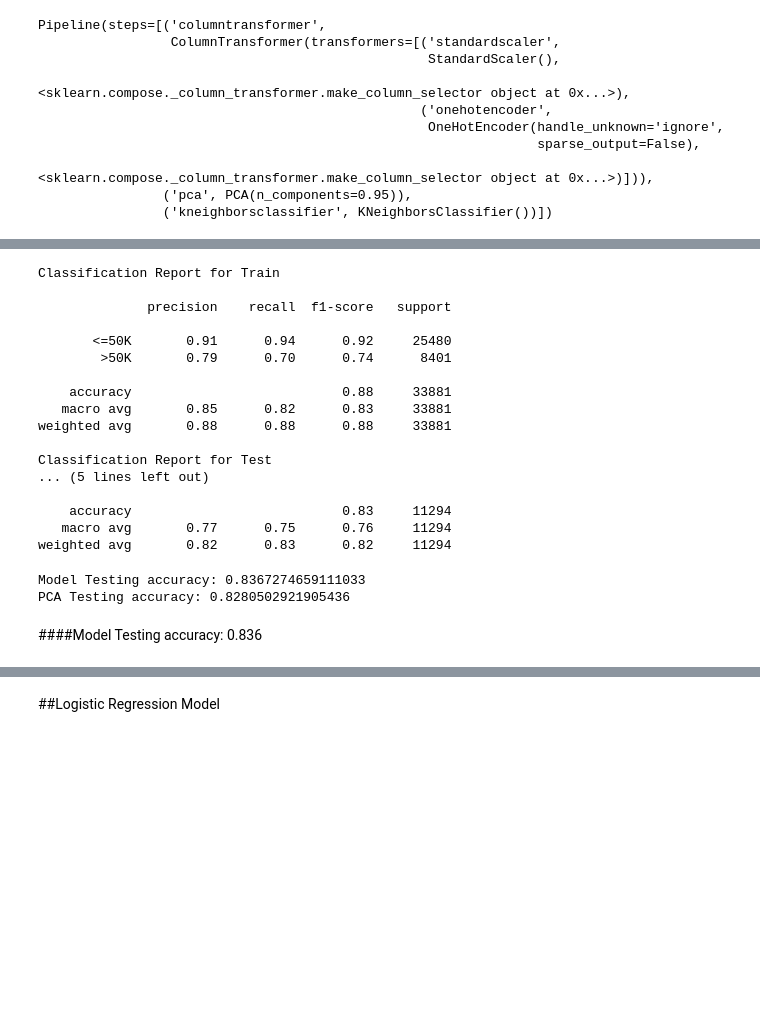
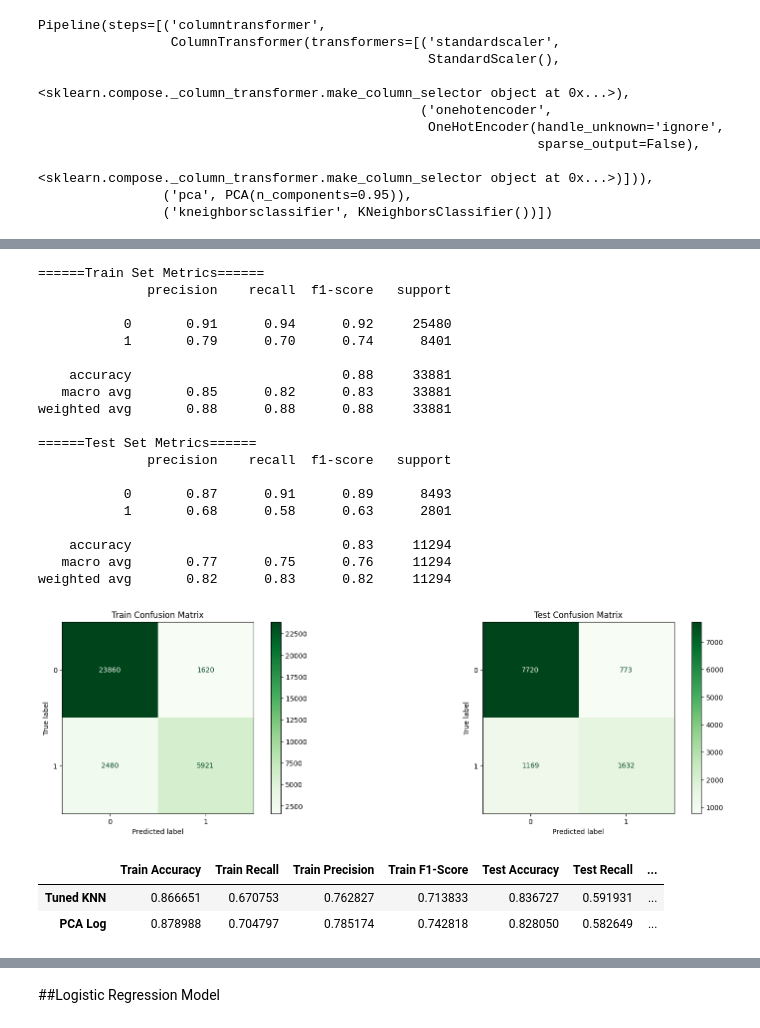
Before and after one commit to KDiBSilva/Adult_Income, a Jupyter notebook: Adult_Income.ipynb, the cells around one changed output, grey strips where cells are left out. Drawn from its saved outputs; the diff is of its cells as text; code cells hidden in the pictures; blank space fills up the shorter version.

```diff
--- a/Adult_Income.ipynb
+++ b/Adult_Income.ipynb
@@ -984,50 +1053,32 @@ KNN with PCA Metrics
-# %%
-# Save predictions for the train dataset
-pca_knn_train_preds = knn_pipe_pca.predict(X_train)
-
-# Save predictions for the test dataset
-pca_knn_test_preds = knn_pipe_pca.predict(X_test)
-
-# Classifier Report for scoring and info
-
-# Save Train Classification Report
-pca_knn_train_report = classification_report(y_train, pca_knn_train_preds,
-                                         target_names=labels)
-
-# Save Test Classification Report
-pca_knn_test_report = classification_report(y_test, pca_knn_test_preds,
-                                         target_names=labels)
-
-# Print the Classification Report(s)
-print('Classification Report for Train\n')
-print(pca_knn_train_report)
-
-print('Classification Report for Test\n')
-print(pca_knn_test_report)
-# %% [output]
-Classification Report for Train
-
-              precision    recall  f1-score   support
-
-       <=50K       0.91      0.94      0.92     25480
-        >50K       0.79      0.70      0.74      8401
-
-    accuracy                           0.88     33881
-   macro avg       0.85      0.82      0.83     33881
-weighted avg       0.88      0.88      0.88     33881
-
-Classification Report for Test
-... (5 lines left out)
-
-    accuracy                           0.83     11294
-   macro avg       0.77      0.75      0.76     11294
-weighted avg       0.82      0.83      0.82     11294
-# %%
-print('Model Testing accuracy:', best_knn_gs.score(X_test, y_test))
-print('PCA Testing accuracy:', knn_pipe_pca.score(X_test, y_test))
-# %% [output]
-Model Testing accuracy: 0.8367274659111033
-PCA Testing accuracy: 0.8280502921905436
-# %% [markdown]
-####Model Testing accuracy: 0.836
+# %%
+## Display the Model's metrics
+knn_pca_score = evaluate_classification(knn_pipe_pca, X_train, y_train, X_test, y_test,
+                        name='PCA Log')
+
+score = pd.concat([score, knn_pca_score])
+score
+# %% [output]
+======Train Set Metrics======
+              precision    recall  f1-score   support
+
+           0       0.91      0.94      0.92     25480
+           1       0.79      0.70      0.74      8401
+
+    accuracy                           0.88     33881
+   macro avg       0.85      0.82      0.83     33881
+weighted avg       0.88      0.88      0.88     33881
+
+======Test Set Metrics======
+              precision    recall  f1-score   support
+
+           0       0.87      0.91      0.89      8493
+           1       0.68      0.58      0.63      2801
+
+    accuracy                           0.83     11294
+   macro avg       0.77      0.75      0.76     11294
+weighted avg       0.82      0.83      0.82     11294
+[figure, added]
+|  | Train Accuracy | Train Recall | Train Precision | Train F1-Score | Test Accuracy | Test Recall | ... |
+| Tuned KNN | 0.866651 | 0.670753 | 0.762827 | 0.713833 | 0.836727 | 0.591931 | ... |
+| PCA Log | 0.878988 | 0.704797 | 0.785174 | 0.742818 | 0.828050 | 0.582649 | ... |
 # %% [markdown]
```
Also changed, not shown: parts of 71 cells of this notebook.
